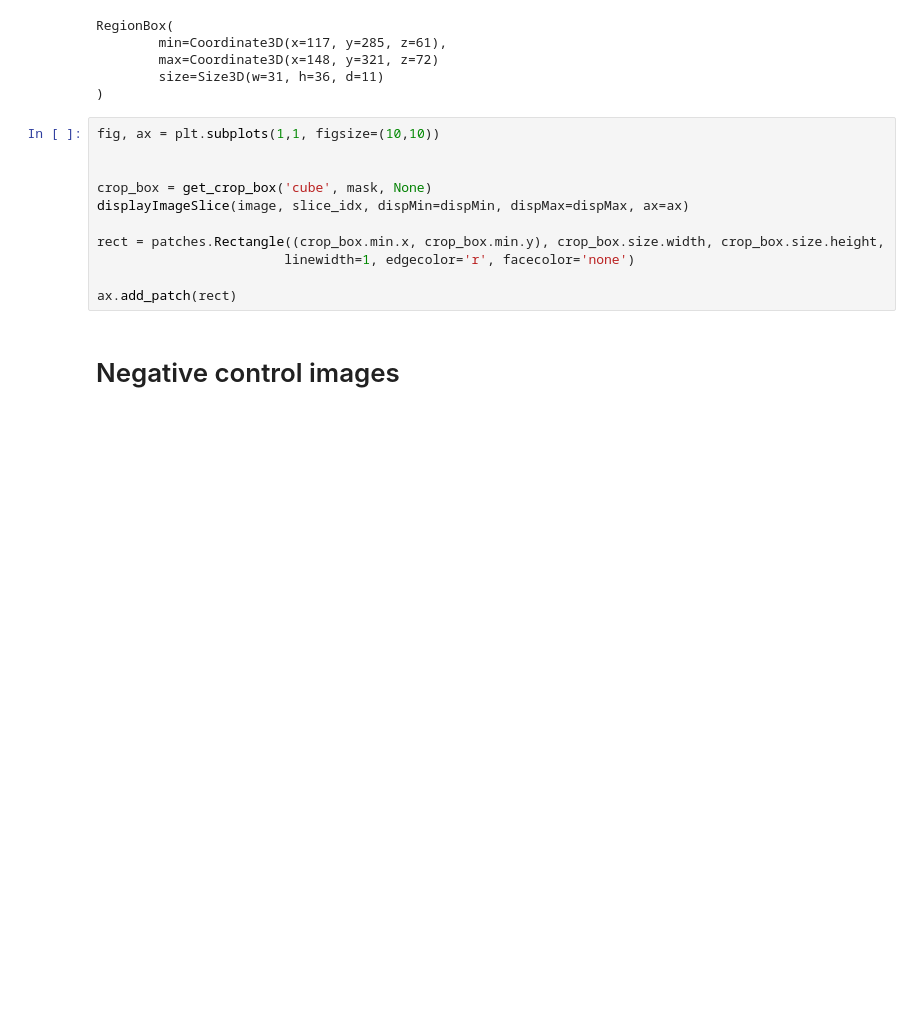
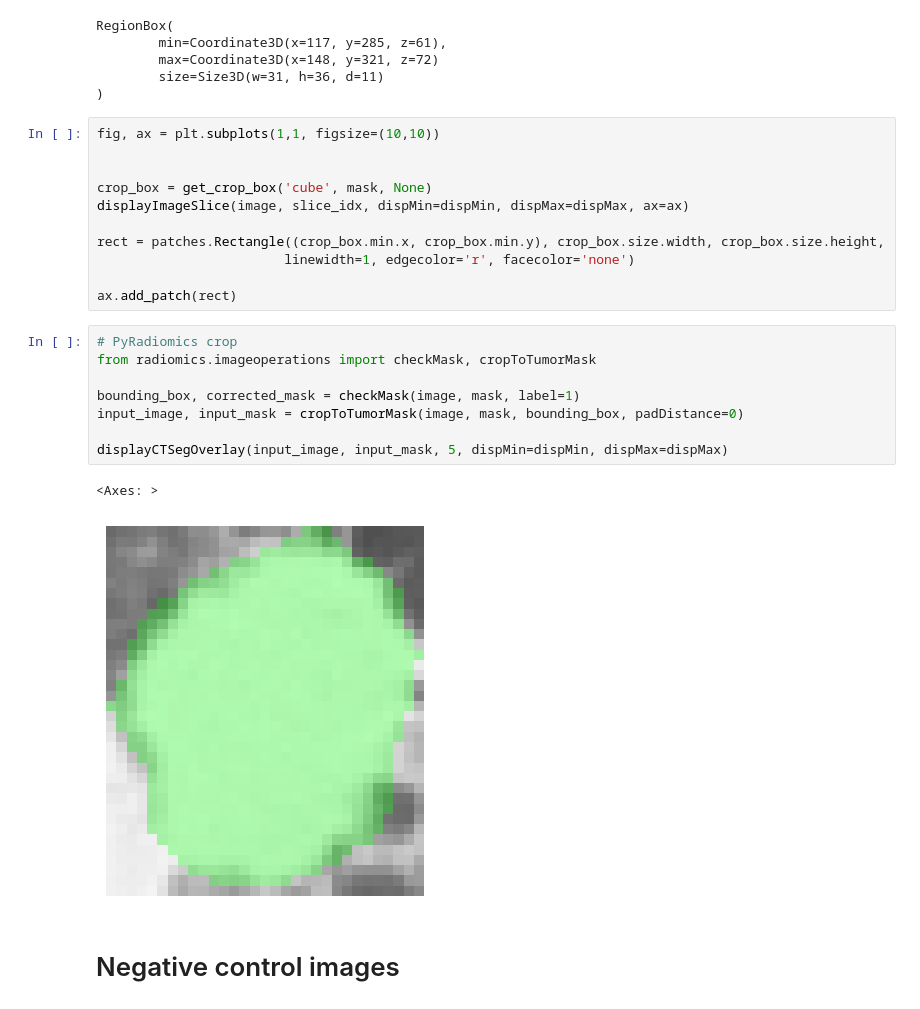
Before and after one commit to bhklab/readii_2_roqc, a Jupyter notebook: sandbox/visualization/make_cropped_image_mask_figures.ipynb, the cells around one changed output. Saved outputs shown, nothing was run; the diff lists cells and outputs as text; blank space fills up the shorter version.

```diff
--- a/sandbox/visualization/make_cropped_image_mask_figures.ipynb
+++ b/sandbox/visualization/make_cropped_image_mask_figures.ipynb
@@ -125,6 +125,17 @@ rect = patches.Rectangle((crop_box.min.x, crop_box.min.y), crop_box.size.width,
                         linewidth=1, edgecolor='r', facecolor='none')
 
 ax.add_patch(rect)
+# %%
+# PyRadiomics crop
+from radiomics.imageoperations import checkMask, cropToTumorMask
+
+bounding_box, corrected_mask = checkMask(image, mask, label=1)
+input_image, input_mask = cropToTumorMask(image, mask, bounding_box, padDistance=0)
+
+displayCTSegOverlay(input_image, input_mask, 5, dispMin=dispMin, dispMax=dispMax)
+# %% [output]
+<Axes: >
+[figure, added]
 # %% [markdown]
 # Negative control images
 # %%
```
Also changed, not shown: parts of 4 cells of this notebook.
